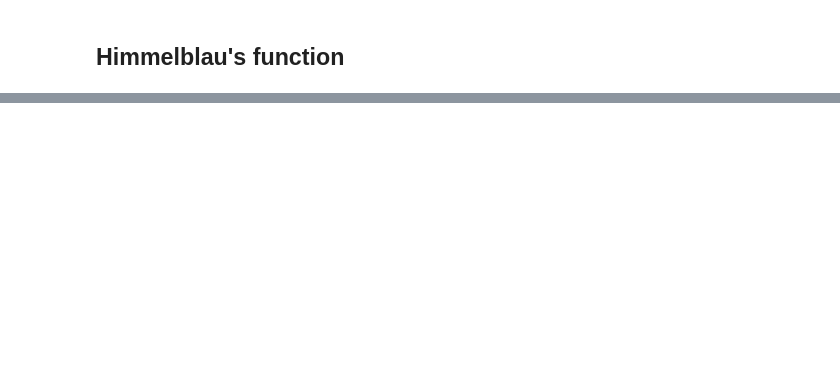
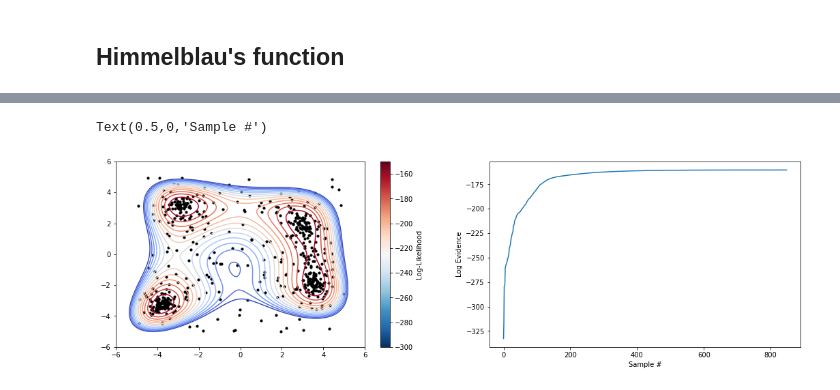
Before and after one commit to yannikbehr/nsampling, a Jupyter notebook: examples/ns.ipynb, the cells around one changed output, grey strips where cells are left out. Saved outputs shown, nothing was run; the diff lists cells and outputs as text; code cells hidden in the pictures; blank space fills up the shorter version.

```diff
--- a/examples/ns.ipynb
+++ b/examples/ns.ipynb
@@ -85,0 +95,23 @@ rs = ns_hb.explore([x_ns, y_ns], 100, 10000, Himmelblau, 20, 0.2)
+# %%
+smp = rs.get_samples()
+x_rs = []
+y_rs = []
+z_rs = []
+for _s in smp:
+    z_rs.append(_s.get_logZ())
+    x,y = _s.get_value()
+    x_rs.append(x)
+    y_rs.append(y)
+fig, axs = plt.subplots(nrows=1, ncols=2, figsize=(18,5))
+surf = axs[0].contour(X, Y, Z, 15, cmap=cm.coolwarm)
+axs[0].scatter(x_rs, y_rs, s=10, color='k')
+axs[0].set_ylim(-6,6)
+axs[0].set_xlim(-6,6)
+cb = plt.colorbar(cmap, ax=axs[0])
+cb.set_label('Log-Likelihood')
+axs[1].plot(z)
+axs[1].set_ylabel('Log Evidence')
+axs[1].set_xlabel('Sample #')
+# %% [output]
+Text(0.5,0,'Sample #')
+[figure, added]
```
Also changed, not shown: parts of 14 cells of this notebook, 5 other files.
